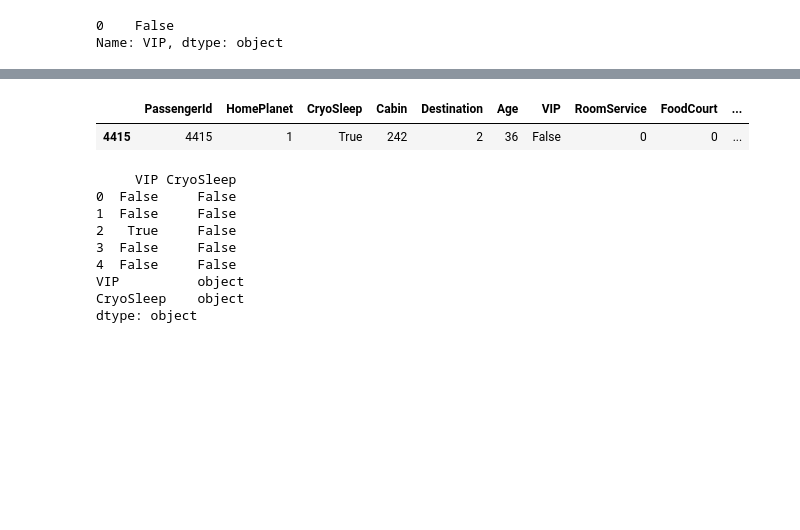
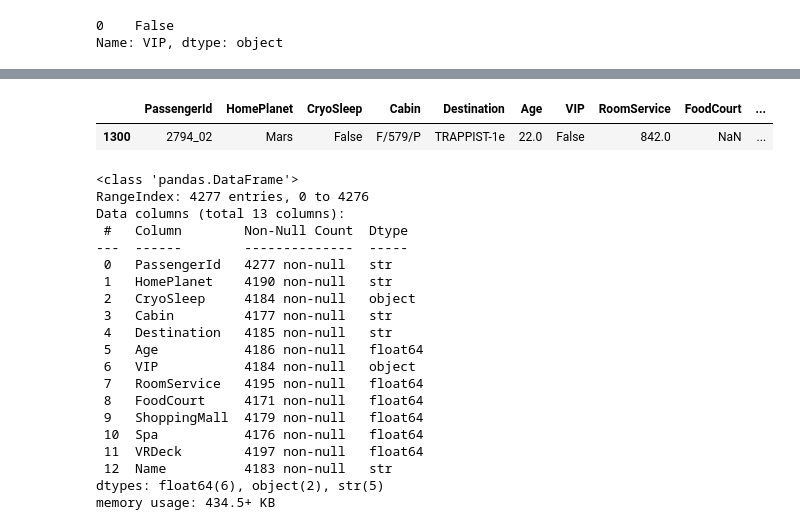
Before and after one commit to Gagan-afk67/Spaceship-Titanic-LienerRegression-and-LogisticRegression-, a Jupyter notebook: testing.ipynb, the cells around one changed output, grey strips where cells are left out. Drawn from its saved outputs; the diff is of its cells as text; code cells hidden in the pictures; blank space fills up the shorter version.

```diff
--- a/testing.ipynb
+++ b/testing.ipynb
@@ -141,18 +107,30 @@ Transported
-# %%
-train.sample()
-# %% [output]
-|  | PassengerId | HomePlanet | CryoSleep | Cabin | Destination | Age | VIP | RoomService | FoodCourt | ... |
-| 4415 | 4415 | 1 | True | 242 | 2 | 36 | False | 0 | 0 | ... |
-# %%
-print(train[["VIP", "CryoSleep"]].head())
-print(train[["VIP", "CryoSleep"]].dtypes)
-# %% [output]
-     VIP CryoSleep
-0  False     False
-1  False     False
-2   True     False
-3  False     False
-4  False     False
-VIP          object
-CryoSleep    object
-dtype: object
+# %%
+test=pd.read_csv("spaceship-titanic/test.csv")
+# %%
+test.sample()
+# %% [output]
+|  | PassengerId | HomePlanet | CryoSleep | Cabin | Destination | Age | VIP | RoomService | FoodCourt | ... |
+| 1300 | 2794_02 | Mars | False | F/579/P | TRAPPIST-1e | 22.0 | False | 842.0 | NaN | ... |
+# %%
+test.info()
+# %% [output]
+<class 'pandas.DataFrame'>
+RangeIndex: 4277 entries, 0 to 4276
+Data columns (total 13 columns):
+ #   Column        Non-Null Count  Dtype
+---  ------        --------------  -----
+ 0   PassengerId   4277 non-null   str
+ 1   HomePlanet    4190 non-null   str
+ 2   CryoSleep     4184 non-null   object
+ 3   Cabin         4177 non-null   str
+ 4   Destination   4185 non-null   str
+ 5   Age           4186 non-null   float64
+ 6   VIP           4184 non-null   object
+ 7   RoomService   4195 non-null   float64
+ 8   FoodCourt     4171 non-null   float64
+ 9   ShoppingMall  4179 non-null   float64
+ 10  Spa           4176 non-null   float64
+ 11  VRDeck        4197 non-null   float64
+ 12  Name          4183 non-null   str
+dtypes: float64(6), object(2), str(5)
+memory usage: 434.5+ KB
```
Also changed, not shown: parts of 50 cells of this notebook.
